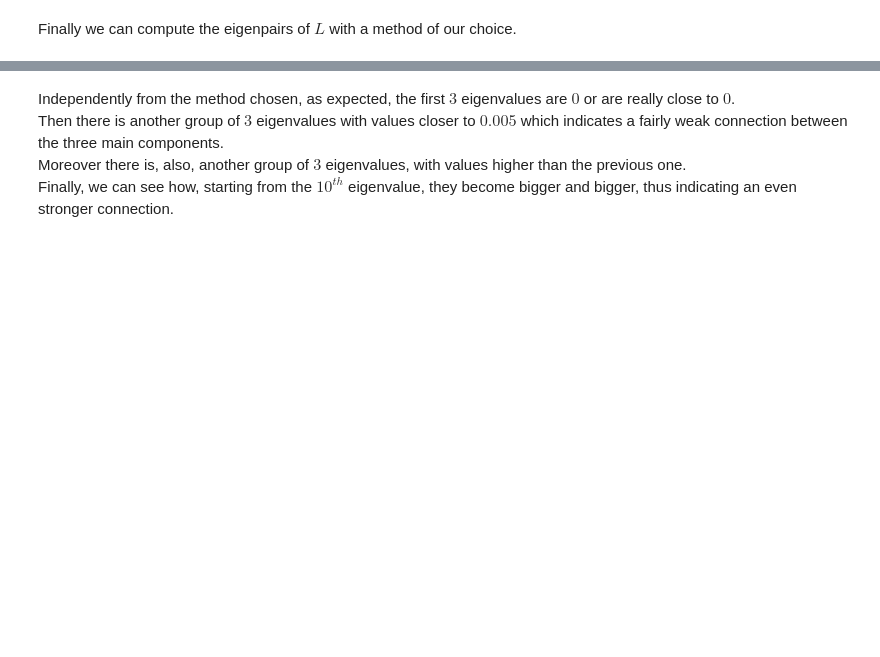
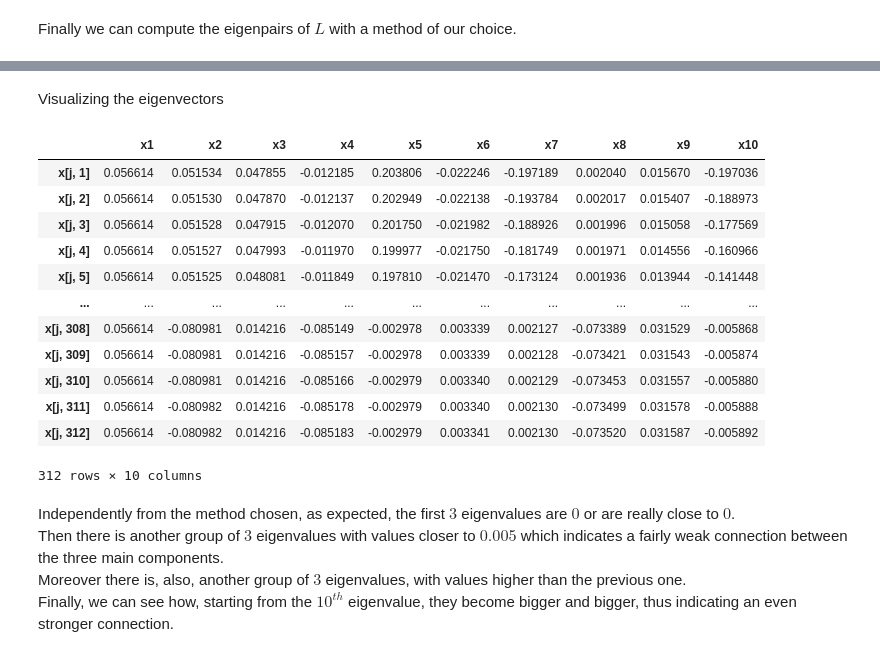
Before and after one commit to Nuzz23/02TWYSM-Computational-linear-algebra-for-large-scale-problems, a Jupyter notebook: Assignments/Berrone/HW_SC.ipynb, the cells around one changed output, grey strips where cells are left out. Cells and saved outputs as stored; diff of their text form; code cells hidden in the pictures; blank space fills up the shorter version.

```diff
--- a/Assignments/Berrone/HW_SC.ipynb
+++ b/Assignments/Berrone/HW_SC.ipynb
@@ -115,8 +129,8 @@ Given a matrix as input, returns the same matrix in a sparse format. <br>
 We have chosen to use an approach similar to the <b>modified CSR sparse format</b> to prioritize the diagonal of the matrix. <br>
 Which is particularly convenient when dealing with matrices such as the degree matrix $D$.
 # %%
-def setAsSparseMatrix(matrix:np)->sparse:
-    return sparse.dia_array(matrix)
+def setAsSparseMatrix(matrix:np, method:sparse.dia_array|None=sparse.dia_array)->sparse:
+    return method(matrix)
 # %% [markdown]
 Finally, the Laplacian matrix is built using the previously declared function. <br>
 Moreover, since we will only be working with $L$ from now on, we can convert $D$ and $W$ into a sparse matrix format. <br>
@@ -393,3 +439,25 @@ eigenvalues, U = computeEigenpairs(L, method='deflation')
+# %% [markdown]
+Visualizing the eigenvectors
+# %%
+display(U)
+# Since all the cluster algorithms work well with compressed matrix in a spare format
+# U can be transformed into a sparse matrix, we opted for a csr format, instead of the usual diagonal format
+# since the diagonal of U has no particular meaning
+U = setAsSparseMatrix(U, method=sparse.csr_matrix)
+# %% [output]
+|  | x1 | x2 | x3 | x4 | x5 | x6 | x7 | x8 | x9 | x10 |
+| x[j, 1] | 0.056614 | 0.051534 | 0.047855 | -0.012185 | 0.203806 | -0.022246 | -0.197189 | 0.002040 | 0.015670 | -0.197036 |
+| x[j, 2] | 0.056614 | 0.051530 | 0.047870 | -0.012137 | 0.202949 | -0.022138 | -0.193784 | 0.002017 | 0.015407 | -0.188973 |
+| x[j, 3] | 0.056614 | 0.051528 | 0.047915 | -0.012070 | 0.201750 | -0.021982 | -0.188926 | 0.001996 | 0.015058 | -0.177569 |
+| x[j, 4] | 0.056614 | 0.051527 | 0.047993 | -0.011970 | 0.199977 | -0.021750 | -0.181749 | 0.001971 | 0.014556 | -0.160966 |
+| x[j, 5] | 0.056614 | 0.051525 | 0.048081 | -0.011849 | 0.197810 | -0.021470 | -0.173124 | 0.001936 | 0.013944 | -0.141448 |
+| ... | ... | ... | ... | ... | ... | ... | ... | ... | ... | ... |
+| x[j, 308] | 0.056614 | -0.080981 | 0.014216 | -0.085149 | -0.002978 | 0.003339 | 0.002127 | -0.073389 | 0.031529 | -0.005868 |
+| x[j, 309] | 0.056614 | -0.080981 | 0.014216 | -0.085157 | -0.002978 | 0.003339 | 0.002128 | -0.073421 | 0.031543 | -0.005874 |
+| x[j, 310] | 0.056614 | -0.080981 | 0.014216 | -0.085166 | -0.002979 | 0.003340 | 0.002129 | -0.073453 | 0.031557 | -0.005880 |
+| x[j, 311] | 0.056614 | -0.080982 | 0.014216 | -0.085178 | -0.002979 | 0.003340 | 0.002130 | -0.073499 | 0.031578 | -0.005888 |
+| x[j, 312] | 0.056614 | -0.080982 | 0.014216 | -0.085183 | -0.002979 | 0.003341 | 0.002130 | -0.073520 | 0.031587 | -0.005892 |
+312 rows × 10 columns
 # %% [markdown]
 Independently from the method chosen, as expected, the first $3$ eigenvalues are $0$ or are really close to $0$. <br>
 Then there is another group of $3$ eigenvalues with values closer to $0.005$ which indicates a fairly weak connection between the three main components. <br>
```
Also changed, not shown: parts of 23 cells of this notebook.
